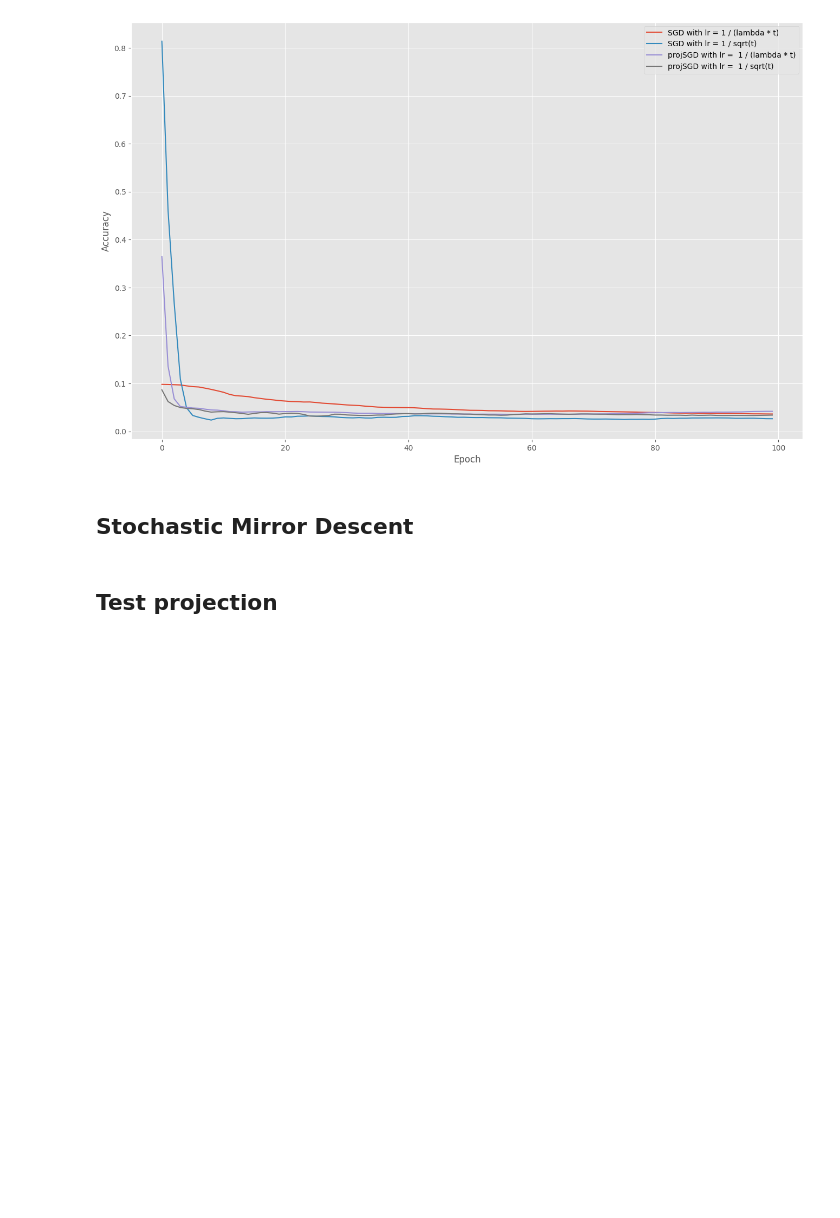
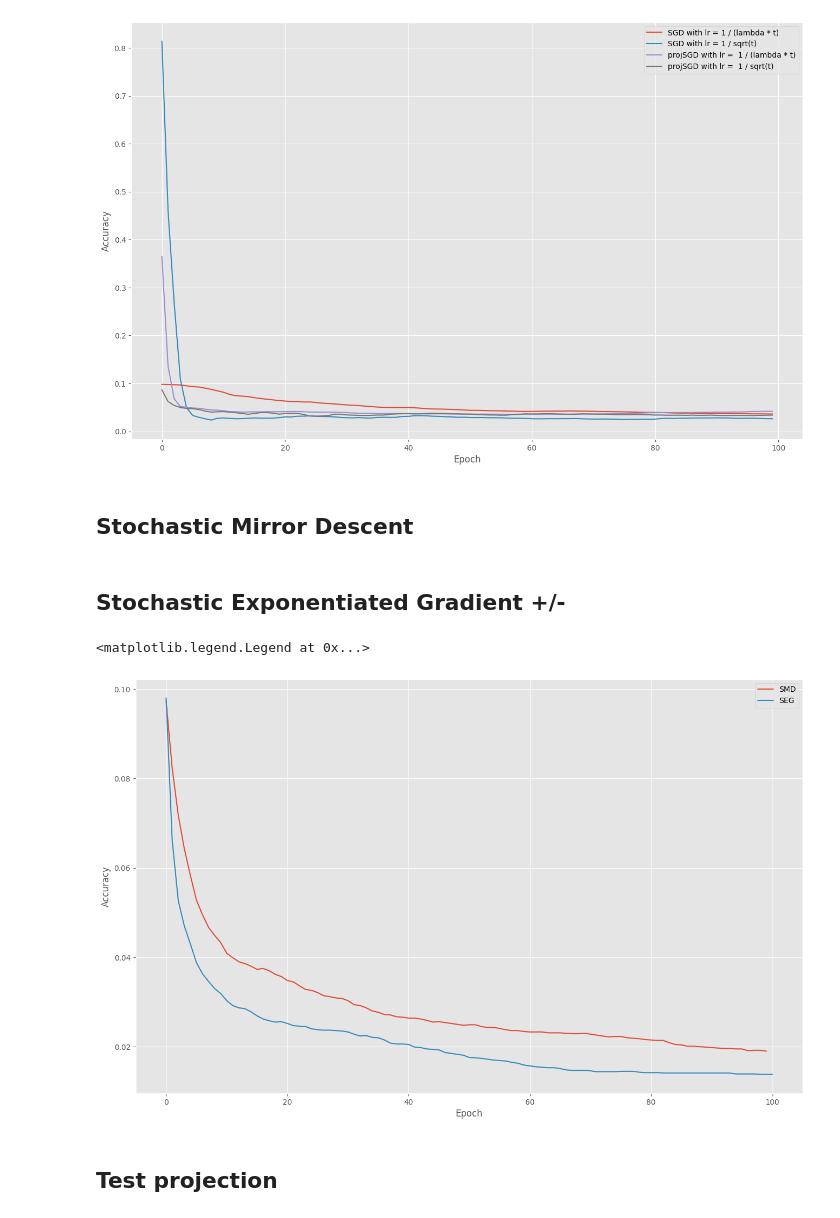
Before and after one commit to khiem2105/Online-Convex-Optimization, a Jupyter notebook: src/test.ipynb, the cells around one changed output. Saved outputs shown, nothing was run; the diff lists cells and outputs as text; code cells hidden in the pictures; blank space fills up the shorter version.

```diff
--- a/src/test.ipynb
+++ b/src/test.ipynb
@@ -46,7 +46,22 @@ plt.legend()
 # %% [markdown]
 ## Stochastic Mirror Descent
 # %%
-x6, accs6 = smd(z=2)
+x6, accs6 = smd(z=100)
+# %% [markdown]
+## Stochastic Exponentiated Gradient +/-
+# %%
+x7, accs7 = seg(z=100)
+# %%
+plt.figure(figsize=(16, 10))
+plt.plot(range(len(accs6)), accs6, label="SMD")
+plt.plot(range(len(accs7)), accs7, label="SEG")
+
+plt.xlabel("Epoch")
+plt.ylabel("Accuracy")
+plt.legend()
+# %% [output]
+<matplotlib.legend.Legend at 0x...>
+[figure, added]
 # %% [markdown]
 ## Test projection
 # %%
```
Also changed, not shown: parts of 5 cells of this notebook, 1 other file.
